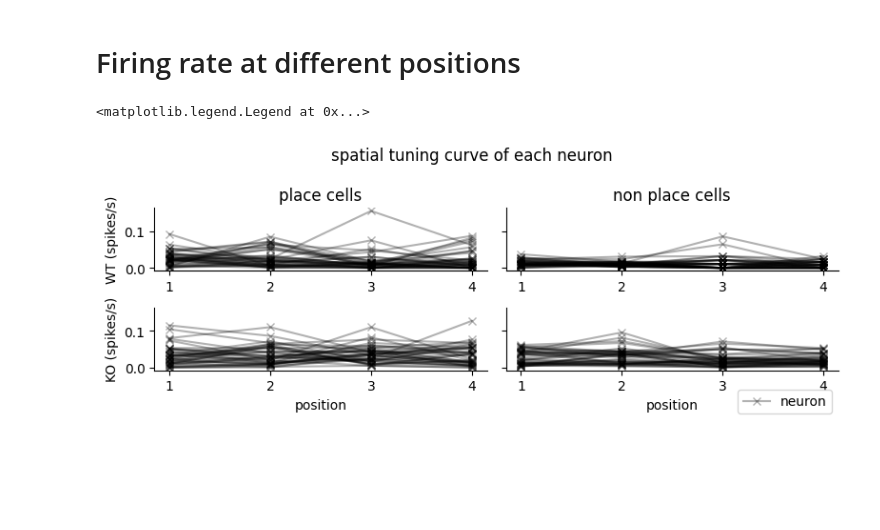
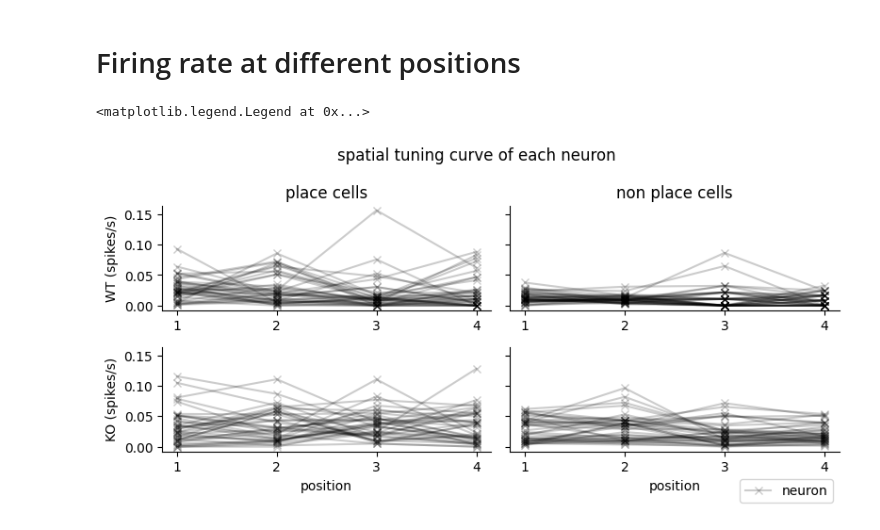
Before and after one commit to kisaragiRY/decoding-DG, a Jupyter notebook: notebooks/2-data-exploration/3-effect-of-discretization/03-firing-rate-at-position.ipynb, the cells around one changed output. Cells and saved outputs as stored; diff of their text form; code cells hidden in the pictures; blank space fills up the shorter version.

Commit message:
changed line color #89

```diff
--- a/notebooks/2-data-exploration/3-effect-of-discretization/03-firing-rate-at-position.ipynb
+++ b/notebooks/2-data-exploration/3-effect-of-discretization/03-firing-rate-at-position.ipynb
@@ -60,28 +60,28 @@ std_spikes_at_position = df_spikes_on_position_all.groupby(["mouse type", "cell
 
 ind = [str(i+1) for i in range(len(count))]
 # %%
-fig, axes = plt.subplots(ncols=2, nrows=2, figsize=(8,3), tight_layout=True, sharey=True)
+fig, axes = plt.subplots(ncols=2, nrows=2, figsize=(8,4), tight_layout=True, sharey=True)
 sns.despine()
 axes = axes.ravel()
 plot_types = [("WT", "pc"), ("WT", "np"), ("KO", "pc"), ("KO", "np")]
 for i, ax in enumerate(axes):
     filt = df_spikes_on_position_all[(df_spikes_on_position_all["mouse type"]==plot_types[i][0])&(df_spikes_on_position_all["cell type"]==plot_types[i][1])].iloc[:40,:4]
-    filt.T.plot(ax=ax, color ="black", alpha=.3, marker="x")
+    filt.T.plot(ax=ax, color ="black", alpha=.2, marker="x")
     line = ax.get_legend().get_lines()[0]
     ax.get_legend().remove()
 
 
 axes[0].set_ylabel("WT (spikes/s)")
 axes[2].set_ylabel("KO (spikes/s)")
 
 axes[0].set_title("place cells")
 axes[1].set_title("non place cells")
 
 axes[2].set_xlabel("position")
 axes[3].set_xlabel("position")
 
 plt.suptitle("spatial tuning curve of each neuron")
 plt.legend([line],["neuron"], bbox_to_anchor=(1,-.2))
 # %% [output]
 <matplotlib.legend.Legend at 0x...>
-[figure, old version]
+[figure, new version]
```
